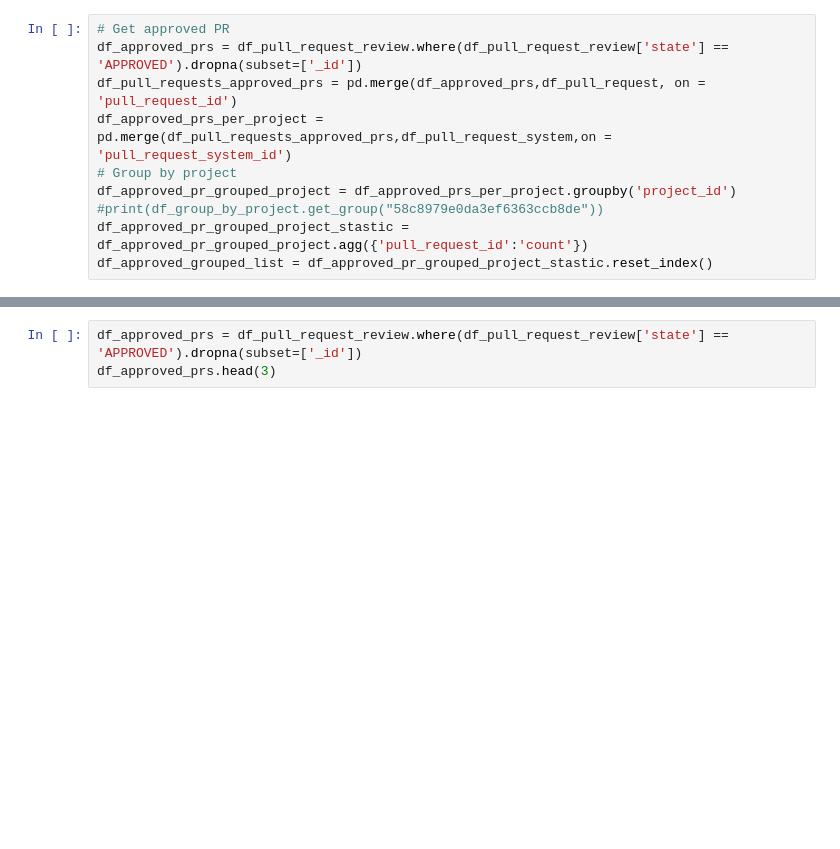
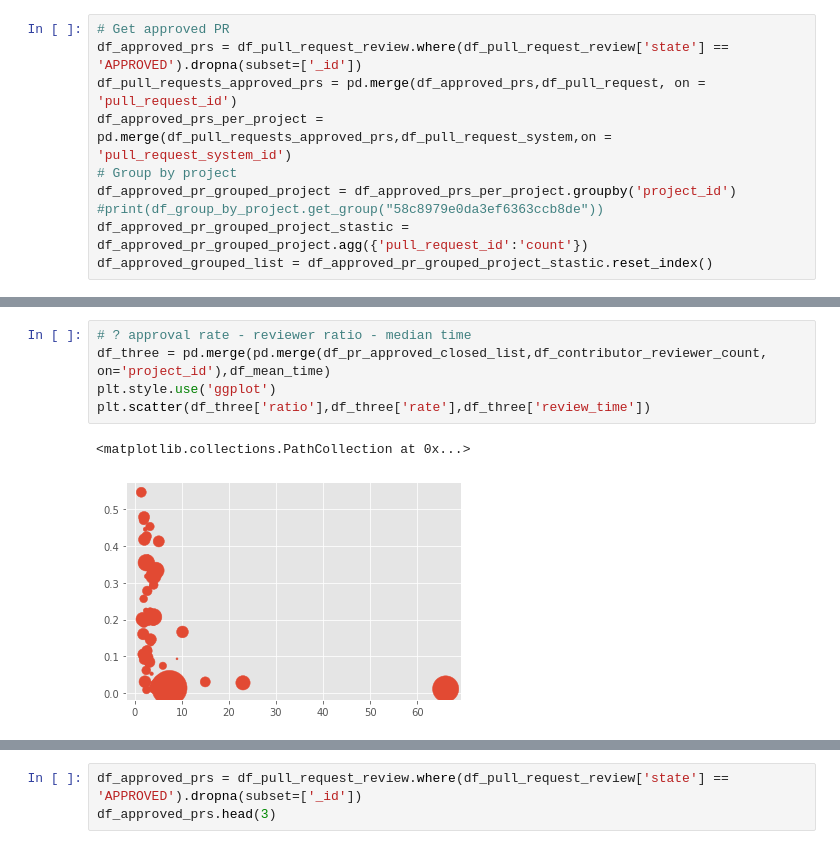
Before and after one commit to yy30537/AODFSE_14, a Jupyter notebook: msrshark.ipynb, the cells around one changed output, grey strips where cells are left out. Cells and saved outputs as stored; diff of their text form; blank space fills up the shorter version.

```diff
--- a/msrshark.ipynb
+++ b/msrshark.ipynb
@@ -213,0 +205,8 @@ plt.scatter(df_test['ratio'],df_test['rate'])
+# %%
+# ? approval rate - reviewer ratio - median time
+df_three = pd.merge(pd.merge(df_pr_approved_closed_list,df_contributor_reviewer_count, on='project_id'),df_mean_time)
+plt.style.use('ggplot')
+plt.scatter(df_three['ratio'],df_three['rate'],df_three['review_time'])
+# %% [output]
+<matplotlib.collections.PathCollection at 0x...>
+[figure, added]
```
Also changed, not shown: parts of 12 cells of this notebook.
